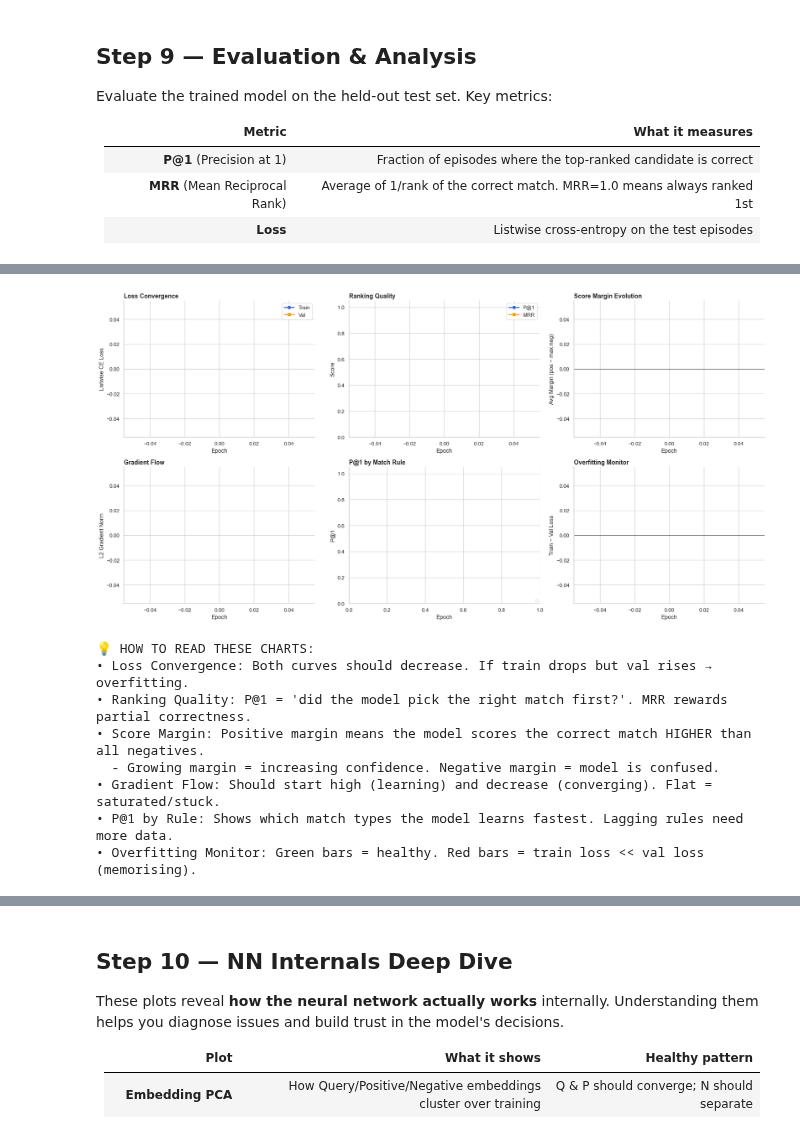
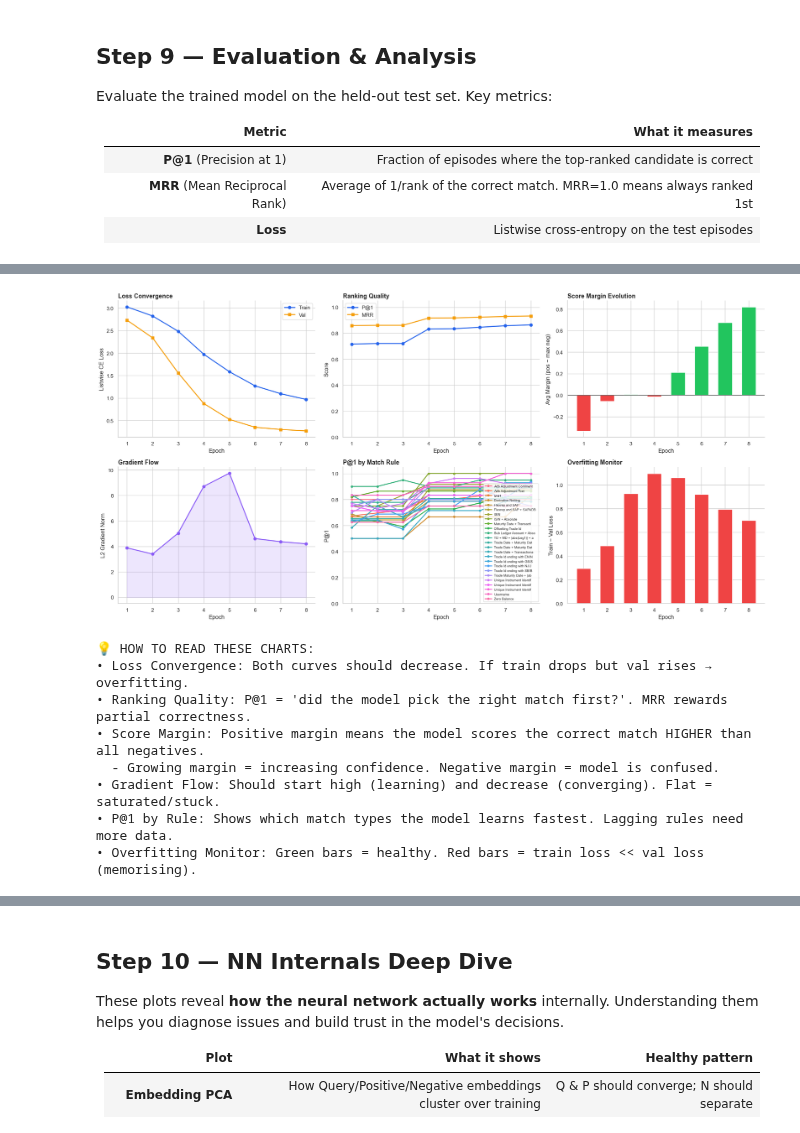
Before and after one commit to adrianvargasgarrido/Siamese_Neural_Network_Matching, a Jupyter notebook: src/model/nn_matching/notebooks/siamese_txn_matching.ipynb, the cells around one changed output, grey strips where cells are left out. Saved outputs shown, nothing was run; the diff lists cells and outputs as text; code cells hidden in the pictures.

Commit message:
Adding plotting.py and make simpler the siamese_txt_matching

```diff
--- a/src/model/nn_matching/notebooks/siamese_txn_matching.ipynb
+++ b/src/model/nn_matching/notebooks/siamese_txn_matching.ipynb
@@ -1451,83 +1138,11 @@ Test | loss: 3.2124 | P@1: 0.000 | R@1: 0.000 | MRR: 0.049
 # %%
 # Visual: Training curves (6-panel with introspection)
-import seaborn as sns
-sns.set_theme(style="whitegrid", context="notebook")
-
-fig, axes = plt.subplots(2, 3, figsize=(20, 10))
-epochs_range = range(1, len(train_losses) + 1)
-
-# ── 1. Loss Curves ─────────────────────────────────────────────────
-axes[0, 0].plot(epochs_range, train_losses, "o-", label="Train", color="#2563eb", lw=2)
-axes[0, 0].plot(epochs_range, val_losses, "s-", label="Val", color="#f59e0b", lw=2)
-axes[0, 0].set_xlabel("Epoch")
-axes[0, 0].set_ylabel("Listwise CE Loss")
-axes[0, 0].set_title("Loss Convergence", fontsize=13, fontweight='bold', loc='left')
-axes[0, 0].legend()
-sns.despine(ax=axes[0, 0])
-
-# ── 2. Validation Metrics ──────────────────────────────────────────
-axes[0, 1].plot(epochs_range, val_precisions, "o-", label="P@1", color="#2563eb", lw=2)
-axes[0, 1].plot(epochs_range, val_mrrs, "s-", label="MRR", color="#f59e0b", lw=2)
-axes[0, 1].set_xlabel("Epoch")
-axes[0, 1].set_ylabel("Score")
-axes[0, 1].set_title("Ranking Quality", fontsize=13, fontweight='bold', loc='left')
-axes[0, 1].set_ylim(0, 1.05)
-axes[0, 1].legend()
-sns.despine(ax=axes[0, 1])
-
-# ── 3. Score Margin (Positive - Max Negative) ──────────────────────
-# This is KEY: shows how confidently the model picks the right answer
-colors_m = ["#ef4444" if m < 0 else "#22c55e" for m in score_margins]
-axes[0, 2].bar(epochs_range, score_margins, color=colors_m, edgecolor="white", width=0.6)
-axes[0, 2].axhline(0, color="black", lw=0.5)
-axes[0, 2].set_xlabel("Epoch")
-axes[0, 2].set_ylabel("Avg Margin (pos − max neg)")
-axes[0, 2].set_title("Score Margin Evolution", fontsize=13, fontweight='bold', loc='left')
-sns.despine(ax=axes[0, 2])
-
-# ── 4. Gradient Norms (Learning Signal Strength) ───────────────────
-axes[1, 0].plot(epochs_range, gradient_norms, "o-", color="#8b5cf6", lw=2)
-axes[1, 0].fill_between(epochs_range, 0, gradient_norms, alpha=0.15, color="#8b5cf6")
-axes[1, 0].set_xlabel("Epoch")
-axes[1, 0].set_ylabel("L2 Gradient Norm")
-axes[1, 0].set_title("Gradient Flow", fontsize=13, fontweight='bold', loc='left')
-sns.despine(ax=axes[1, 0])
-
-# ── 5. Per-Rule P@1 Evolution ──────────────────────────────────────
-rule_colors = sns.color_palette("husl", len(per_rule_history))
-for i, (rule, history) in enumerate(sorted(per_rule_history.items())):
-    rule_epochs = range(1, len(history) + 1)
-    axes[1, 1].plot(rule_epochs, history, "o-", label=rule[:25], color=rule_colors[i], lw=2, markersize=4)
-axes[1, 1].set_xlabel("Epoch")
-axes[1, 1].set_ylabel("P@1")
-axes[1, 1].set_title("P@1 by Match Rule", fontsize=13, fontweight='bold', loc='left')
-axes[1, 1].set_ylim(0, 1.05)
-axes[1, 1].legend(fontsize=7, loc="lower right")
-sns.despine(ax=axes[1, 1])
-
-# ── 6. Train vs Val Gap (Overfitting Indicator) ────────────────────
-gap = [t - v for t, v in zip(train_losses, val_losses)]
-colors_gap = ["#22c55e" if g <= 0 else "#ef4444" for g in gap]
-axes[1, 2].bar(epochs_range, gap, color=colors_gap, edgecolor="white", width=0.6)
-axes[1, 2].axhline(0, color="black", lw=0.5)
-axes[1, 2].set_xlabel("Epoch")
-axes[1, 2].set_ylabel("Train − Val Loss")
-axes[1, 2].set_title("Overfitting Monitor", fontsize=13, fontweight='bold', loc='left')
-sns.despine(ax=axes[1, 2])
-
-plt.tight_layout()
-plt.show()
-
-print("\n💡 HOW TO READ THESE CHARTS:")
-print("• Loss Convergence: Both curves should decrease. If train drops but val rises → overfitting.")
-print("• Ranking Quality: P@1 = 'did the model pick the right match first?'. MRR rewards partial correctness.")
-print("• Score Margin: Positive margin means the model scores the correct match HIGHER than all negatives.")
-print("  - Growing margin = increasing confidence. Negative margin = model is confused.")
-print("• Gradient Flow: Should start high (learning) and decrease (converging). Flat = saturated/stuck.")
-print("• P@1 by Rule: Shows which match types the model learns fastest. Lagging rules need more data.")
-print("• Overfitting Monitor: Green bars = healthy. Red bars = train loss << val loss (memorising).")
+plot_training_curves(
+    train_losses, val_losses, val_precisions, val_mrrs,
+    score_margins, gradient_norms, per_rule_history,
+)
 # %% [output]
-[figure, old version]
+[figure, new version]
 💡 HOW TO READ THESE CHARTS:
 • Loss Convergence: Both curves should decrease. If train drops but val rises → overfitting.
 • Ranking Quality: P@1 = 'did the model pick the right match first?'. MRR rewards partial correctness.
```
Also changed, not shown: parts of 14 cells of this notebook, 2 other files.
